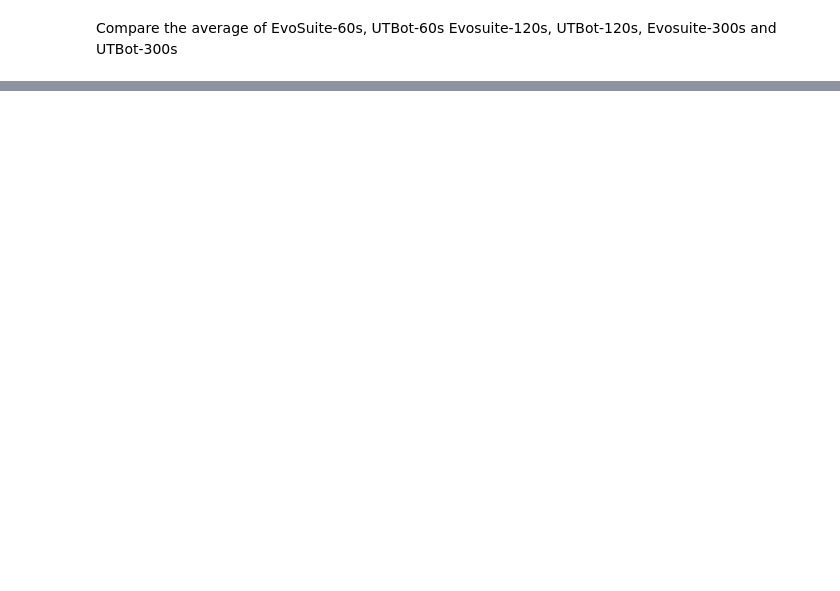
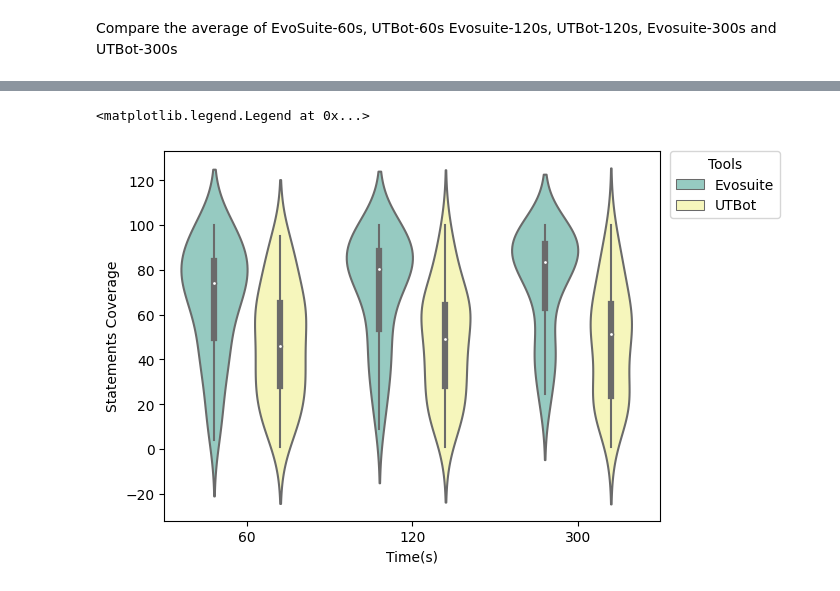
Before and after one commit to phu024/Effectiveness-of-Search-based-Software-Testing-Tool, a Jupyter notebook: statements.ipynb, the cells around one changed output, grey strips where cells are left out. Drawn from its saved outputs; the diff is of its cells as text; code cells hidden in the pictures; blank space fills up the shorter version.

```diff
--- a/statements.ipynb
+++ b/statements.ipynb
@@ -266,0 +276,6 @@ Name: Evosuite-60s_Mean, dtype: float64
+# %%
+sns.violinplot(x="Time(s)", y="Statements Coverage", hue="Tool", data=statementsCoverage, palette="Set3")
+plt.legend(bbox_to_anchor=(1.02, 1), loc='upper left', borderaxespad=0,title='Tools')
+# %% [output]
+<matplotlib.legend.Legend at 0x...>
+[figure, added]
```
Also changed, not shown: parts of 13 cells of this notebook.
